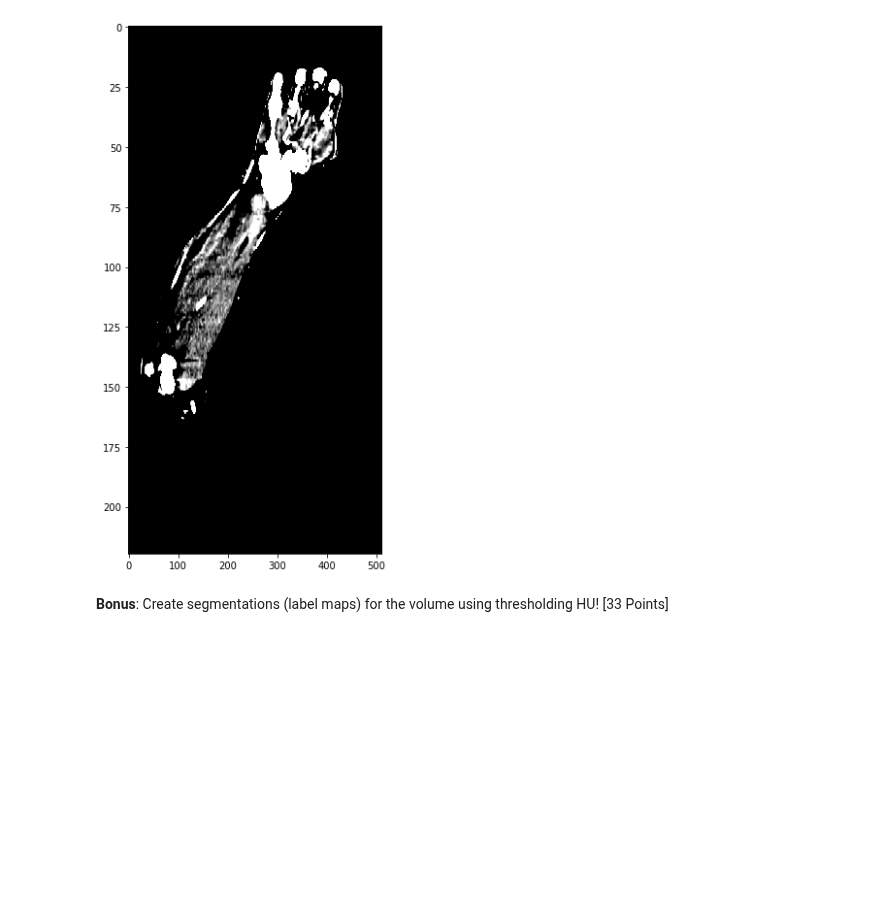
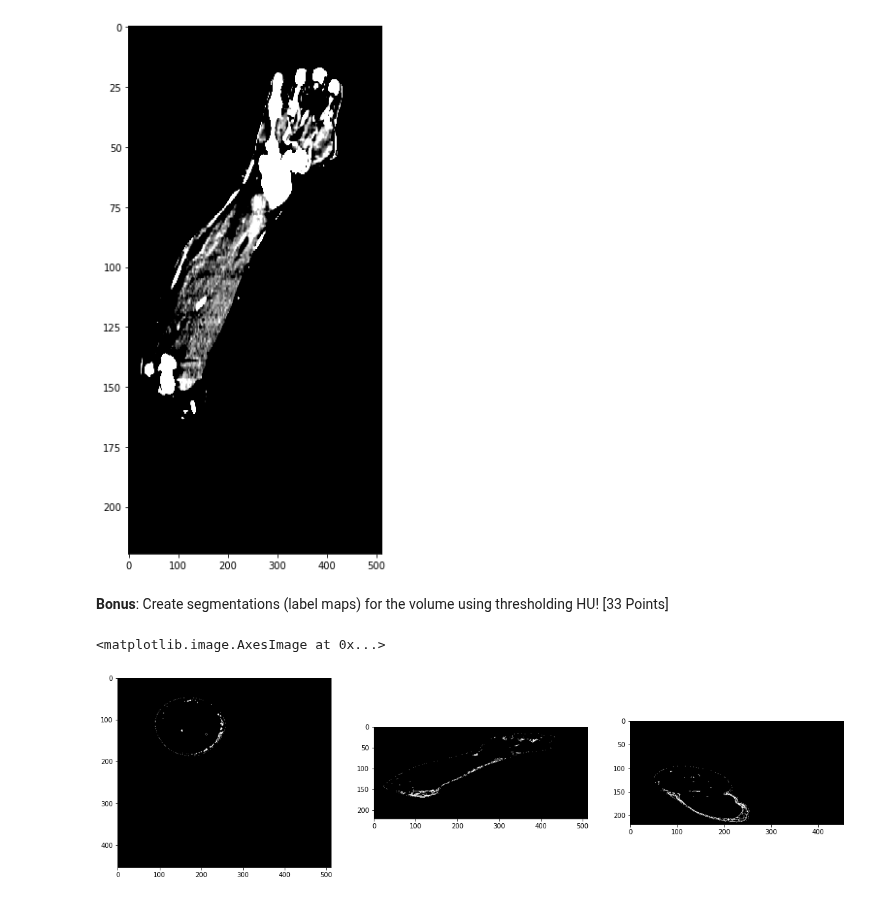
Before and after one commit to bostongfx/cs480student_2021, a Jupyter notebook: 05/CS480_Assignment_5.ipynb, the cells around one changed output. Cells and saved outputs as stored; diff of their text form; code cells hidden in the pictures; blank space fills up the shorter version.

```diff
--- a/05/CS480_Assignment_5.ipynb
+++ b/05/CS480_Assignment_5.ipynb
@@ -174,3 +174,9 @@ vmax=70.0
 #   new_mask = imagevolume.copy()
 #   new_mask[new_mask < XXX] = 0
 # Hint2: You might need to cast new_mask to int16 not uint16.
+
+def threshold(slice, min, max):
+    new_mask = slice.copy()
+    new_mask[new_mask < min - rescale] = 0
+    new_mask[new_mask > max - rescale] = 0
+    return new_mask
@@ -182,0 +183,11 @@ vmax=70.0
+# %%
+# TODO: YOUR CODE TO SEGMENT FAT
+min = -100
+max = -60
+_, axs = plt.subplots(1, 3, figsize=(20, 20))
+axs[0].imshow(threshold(data[100], min, max), cmap='gray')
+axs[1].imshow(threshold(data[:, 100], min, max), cmap='gray')
+axs[2].imshow(threshold(data[:, :, 100], min, max), cmap='gray')
+# %% [output]
+<matplotlib.image.AxesImage at 0x...>
+[figure, added]
```
Also changed, not shown: parts of 6 cells of this notebook.
